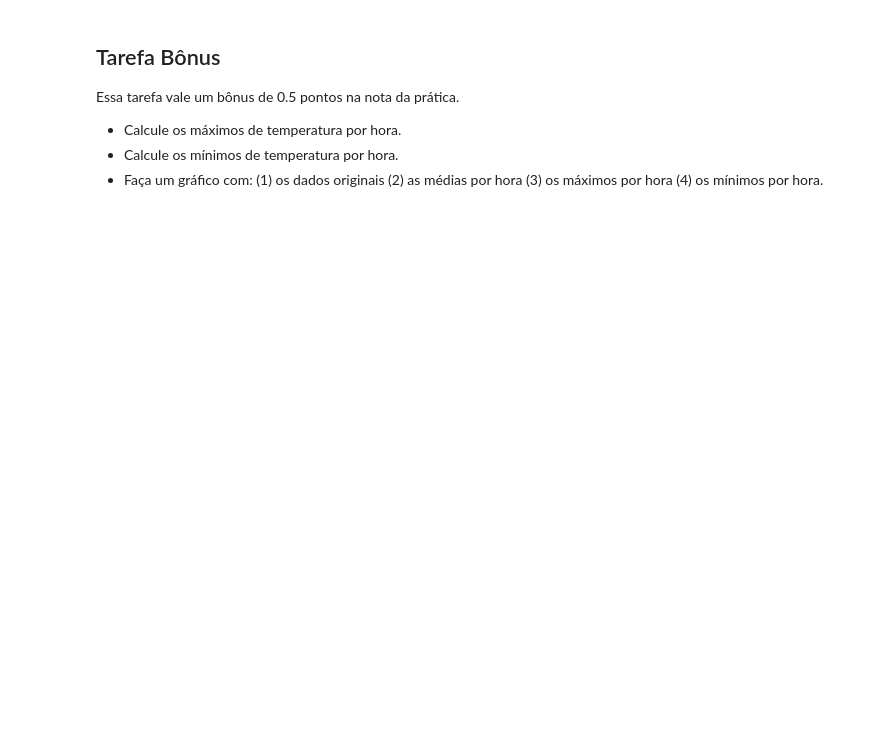
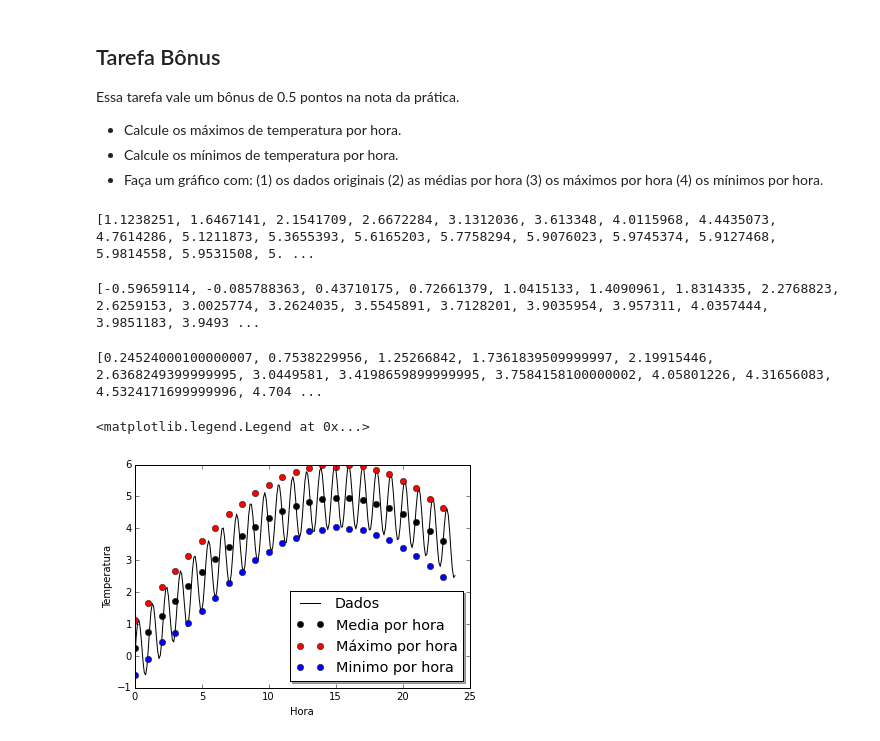
Before and after one commit to mat-esp-2015/python-intro-2-guilherme_gabriela_juliana, a Jupyter notebook: tarefa-intro-python-2.ipynb, the cells around one changed output. Cells and saved outputs as stored; diff of their text form; code cells hidden in the pictures; blank space fills up the shorter version.

```diff
--- a/tarefa-intro-python-2.ipynb
+++ b/tarefa-intro-python-2.ipynb
@@ -372,5 +375,7 @@ for temperatura in dados:
 # %%
-minimo = 0
-for temperatura in dados:
+dados2=[9,1,2,3,4]
+minimo = 6
+for temperatura in dados2:
     if temperatura < minimo:
         minimo = temperatura
+print(minimo)
@@ -400,7 +407,7 @@ Minimo esta igual? True
 media_hora = []
 a = -10
 b = 0
-for l in range(0, n-1, 10):
+for l in range(0, 240, 10):
     a = a + 10
     b = b + 10
     md = 0
@@ -435,6 +442,64 @@ Essa tarefa vale um bônus de 0.5 pontos na nota da prática.
 * Calcule os máximos de temperatura por hora.
 * Calcule os mínimos de temperatura por hora.
 * Faça um gráfico com: (1) os dados originais (2) as médias por hora (3) os máximos por hora (4) os mínimos por hora.
+# %%
+maximo_hora = []
+minimo_hora = []
+a = -10
+b = 0
+for l in range(0, 240, 10):
+    a = a + 10
+    b = b + 10
+    maximo = -10
+    for temperatura in dados[a:b]:
+        if temperatura > maximo:
+            maximo = temperatura
+    maximo_hora.append(maximo)
+print(maximo_hora)
+# %% [output]
+[1.1238251, 1.6467141, 2.1541709, 2.6672284, 3.1312036, 3.613348, 4.0115968, 4.4435073, 4.7614286, 5.1211873, 5.3655393, 5.6165203, 5.7758294, 5.9076023, 5.9745374, 5.9127468, 5.9814558, 5.9531508, 5. ...
+# %%
+minimo_hora = []
+a = -10
+b = 0
+for z in range(0, 240, 10):
+    a = a + 10
+    b = b + 10
+    minimo = 6
+    for temperatura in dados[a:b]:
+        if temperatura < minimo:
+            minimo = temperatura
+    minimo_hora.append(minimo)
+print(minimo_hora)
+# %% [output]
+[-0.59659114, -0.085788363, 0.43710175, 0.72661379, 1.0415133, 1.4090961, 1.8314335, 2.2768823, 2.6259153, 3.0025774, 3.2624035, 3.5545891, 3.7128201, 3.9035954, 3.957311, 4.0357444, 3.9851183, 3.9493 ...
+# %%
+media_hora = []
+a = -10
+b = 0
+for l in range(0, 240, 10):
+    a = a + 10
+    b = b + 10
+    md = 0
+    for u in dados[a:b]:
+        md = md + u
+        mdhora = md/10
+    media_hora.append(mdhora)
+print(media_hora)
+
+horas = range(0, 24)
+plt.figure()
+plt.plot(tempo, dados, '-k', label = "Dados")
+plt.plot(horas, media_hora, 'ok', label = "Media por hora")
+plt.plot(horas, maximo_hora, 'or', label = "Máximo por hora")
+plt.plot(horas, minimo_hora, 'ob', label = "Minimo por hora")
+plt.xlabel('Hora')
+plt.ylabel('Temperatura')
+plt.legend(loc='lower right', shadow=True, fontsize='x-large')
+# %% [output]
+[0.24524000100000007, 0.7538229956, 1.25266842, 1.7361839509999997, 2.19915446, 2.6368249399999995, 3.0449581, 3.4198659899999995, 3.7584158100000002, 4.05801226, 4.31656083, 4.5324171699999996, 4.704 ...
+<matplotlib.legend.Legend at 0x...>
+[figure, added]
 # %% [markdown]
 ### Resultado esperado
 
```
Also changed, not shown: parts of 2 cells of this notebook.
